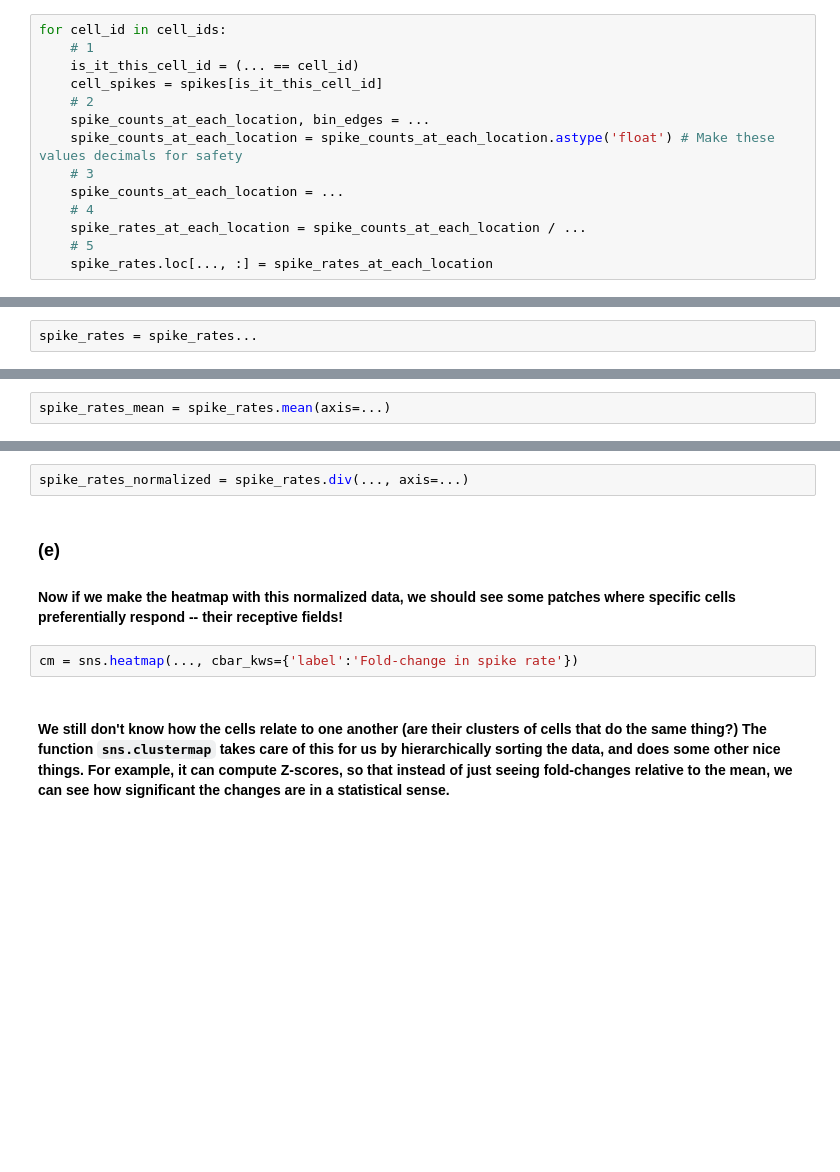
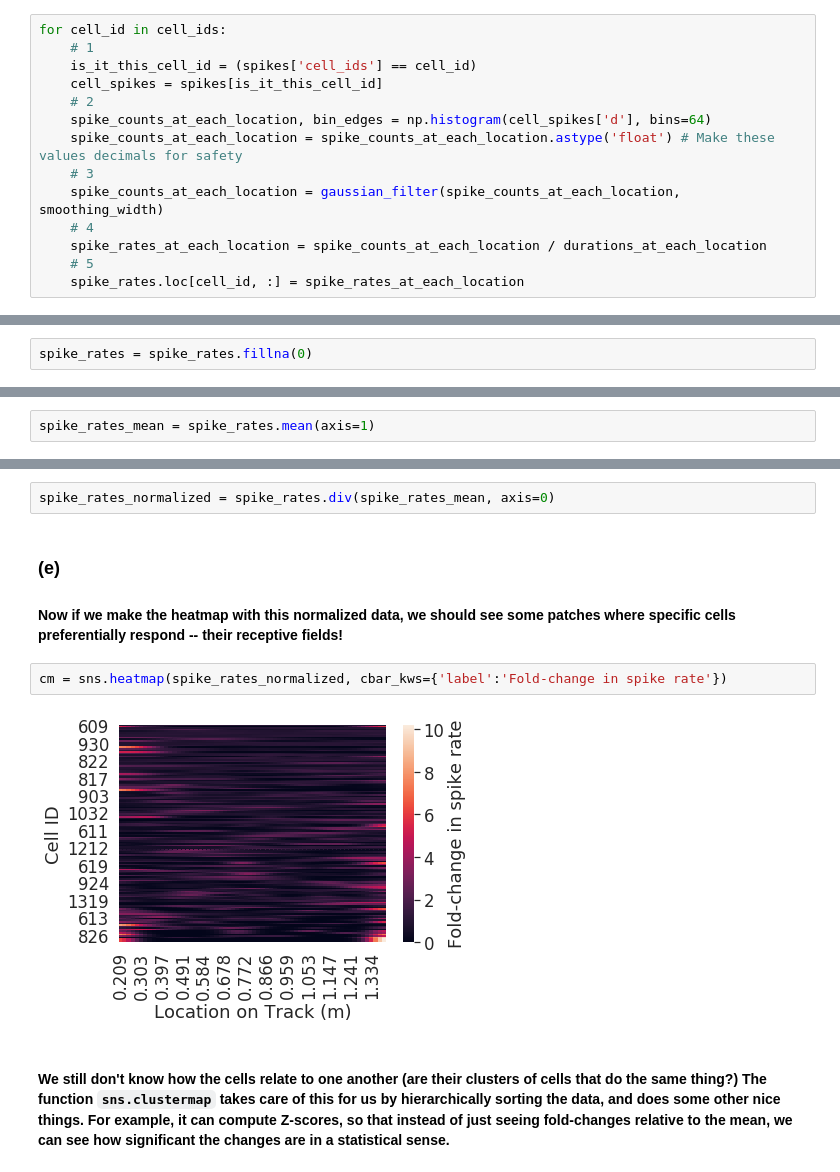
Before and after one commit to grobinson2019/BIO494, a Jupyter notebook: neural_coding_exercises.ipynb, the cells around one changed output, grey strips where cells are left out. Drawn from its saved outputs; the diff is of its cells as text; blank space fills up the shorter version.

```diff
--- a/neural_coding_exercises.ipynb
+++ b/neural_coding_exercises.ipynb
@@ -131,14 +131,14 @@ spike_rates.columns.name = 'Location on Track (m)'
 # %%
 for cell_id in cell_ids:
     # 1
-    is_it_this_cell_id = (... == cell_id)
+    is_it_this_cell_id = (spikes['cell_ids'] == cell_id)
     cell_spikes = spikes[is_it_this_cell_id]
     # 2
-    spike_counts_at_each_location, bin_edges = ...
+    spike_counts_at_each_location, bin_edges = np.histogram(cell_spikes['d'], bins=64)
     spike_counts_at_each_location = spike_counts_at_each_location.astype('float') # Make these values decimals for safety
     # 3
-    spike_counts_at_each_location = ...
+    spike_counts_at_each_location = gaussian_filter(spike_counts_at_each_location, smoothing_width)
     # 4
-    spike_rates_at_each_location = spike_counts_at_each_location / ...
+    spike_rates_at_each_location = spike_counts_at_each_location / durations_at_each_location
     # 5
-    spike_rates.loc[..., :] = spike_rates_at_each_location
+    spike_rates.loc[cell_id, :] = spike_rates_at_each_location
@@ -147,7 +145,7 @@ KeyError: ignored
 # %% [markdown]
 #### Sometimes we end up with missing values, and we need to fill in real numbers so that our other algorithm don't get confused.  You can replace missing values with `fillna(x)`, where x is the value to use to replace missing values with.  Replace the missing values in `spike_rates` with 0's.
 # %%
-spike_rates = spike_rates...
+spike_rates = spike_rates.fillna(0)
 # %% [markdown]
 #### Let's visualize these spike rates using a heatmap.
 # %%
@@ -160,17 +160,19 @@ hm = sns.heatmap(spike_rates, cbar_kws={'label':'Spike Rate (Hz)'});
 ### (c)
 #### First, we can normalize all the cells by computing a new "normalized" spike rate that has the same mean value across the track for every cell.  We do this by dividing through by the mean of each row, which is trickier than it sounds.  In the first line, compute the mean spike rate for each cell (each row) using the `.mean()` method on the `spike_rates` dataframe, choosing axis number 1 to compute the mean over.  (0 and 1 are the rows and columns).
 # %%
-spike_rates_mean = spike_rates.mean(axis=...)
+spike_rates_mean = spike_rates.mean(axis=1)
 # %% [markdown]
 ### (d)
 #### Next, we divide our original `spike_rates` by these mean spike rates. Now you need to switch the axis, because whereas we computed the mean in one direction of the dataframe, we are dividing in the other!
 # %%
-spike_rates_normalized = spike_rates.div(..., axis=...)
+spike_rates_normalized = spike_rates.div(spike_rates_mean, axis=0)
 # %% [markdown]
 ### (e)
 #### Now if we make the heatmap with this normalized data, we should see some patches where specific cells preferentially respond -- their receptive fields!
 # %%
-cm = sns.heatmap(..., cbar_kws={'label':'Fold-change in spike rate'})
+cm = sns.heatmap(spike_rates_normalized, cbar_kws={'label':'Fold-change in spike rate'})
+# %% [output]
+[figure, added]
 # %% [markdown]
 #### We still don't know how the cells relate to one another (are their clusters of cells that do the same thing?) The function `sns.clustermap` takes care of this for us by hierarchically sorting the data, and does some other nice things.  For example, it can compute Z-scores, so that instead of just seeing fold-changes relative to the mean, we can see how significant the changes are in a statistical sense.
 # %%
```
Also changed, not shown: parts of 7 cells of this notebook.
